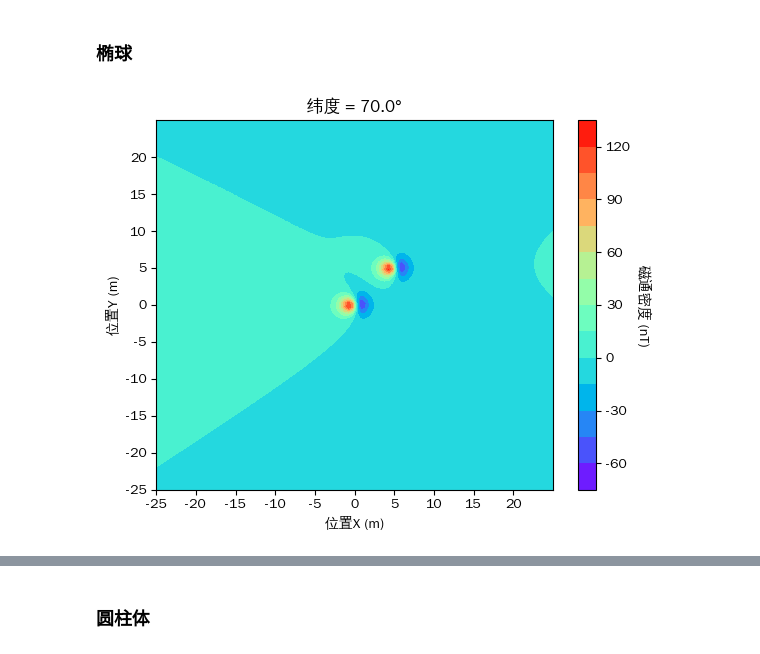
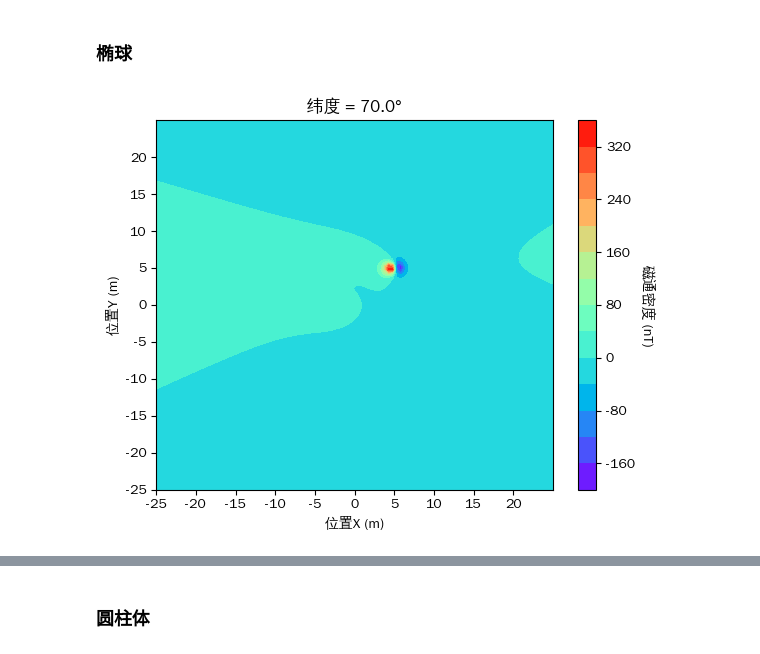
Before and after one commit to jia80H/my_Magnetic_methods-master, a Jupyter notebook: 00create_data.ipynb, the cells around one changed output, grey strips where cells are left out. Drawn from its saved outputs; the diff is of its cells as text; code cells hidden in the pictures.

```diff
--- a/00create_data.ipynb
+++ b/00create_data.ipynb
@@ -34,12 +23,12 @@ test2.plt_with_box()
 # %% [markdown]
 ### 椭球
 # %%
-test_elli = Ellipse(x=5,y=5,a=0.4,gama=90,theta=0,phi=-5)
-test_elli2 = Ellipse()
+test_elli = Ellipse(x=5,y=5,a=0.4,z=1,gama=90,theta=0,phi=-5)
+test_elli2 = Ellipse(a=0.15)
 test_elli.F = test_elli.F +test_elli2.F
 test_elli.Plot_X_array_raw()
 # %% [output]
-[figure, old version]
+[figure, new version]
 # %%
 print(f'球体异常极值{np.max(test_diple.F)},{np.min(test_diple.F)}')
 print(f'椭球异常极值{np.max(test_elli.F)},{np.min(test_elli.F)}')
```
Also changed, not shown: parts of 20 cells of this notebook, 3 other files.
